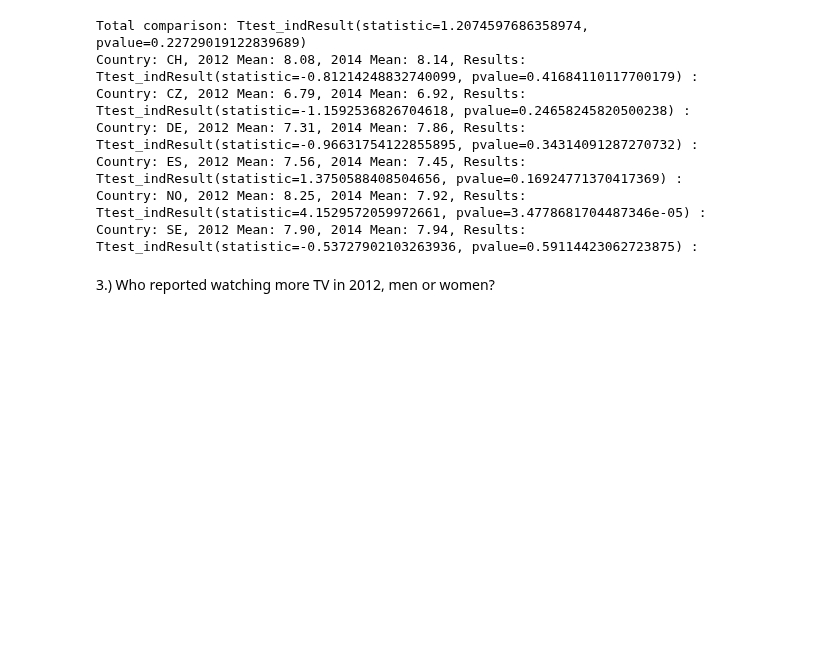
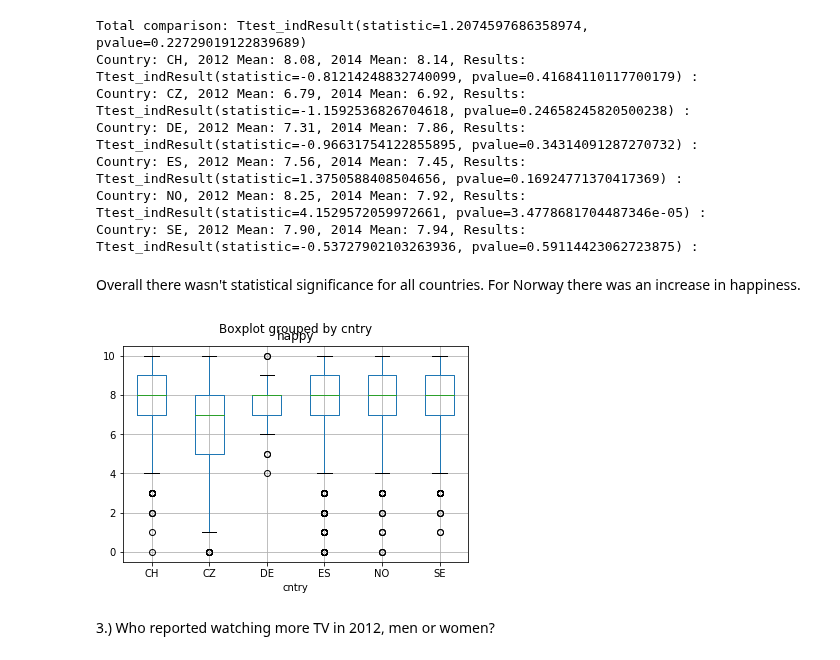
Before and after one commit to zinrion/Thinkful-Projects, a Jupyter notebook: Advanced Experimentation Challenge.ipynb, the cells around one changed output. Cells and saved outputs as stored; diff of their text form; code cells hidden in the pictures; blank space fills up the shorter version.

```diff
--- a/Advanced Experimentation Challenge.ipynb
+++ b/Advanced Experimentation Challenge.ipynb
@@ -110,6 +119,13 @@ Country: DE, 2012 Mean: 7.31, 2014 Mean: 7.86, Results: Ttest_indResult(statisti
 Country: ES, 2012 Mean: 7.56, 2014 Mean: 7.45, Results: Ttest_indResult(statistic=1.3750588408504656, pvalue=0.16924771370417369) :
 Country: NO, 2012 Mean: 8.25, 2014 Mean: 7.92, Results: Ttest_indResult(statistic=4.1529572059972661, pvalue=3.4778681704487346e-05) :
 Country: SE, 2012 Mean: 7.90, 2014 Mean: 7.94, Results: Ttest_indResult(statistic=-0.53727902103263936, pvalue=0.59114423062723875) :
+# %% [markdown]
+Overall there wasn't statistical significance for all countries.  For Norway there was an increase in happiness.
+# %%
+data.boxplot(column='happy', by='cntry')
+plt.show()
+# %% [output]
+[figure, added]
 # %% [markdown]
 3.) Who reported watching more TV in 2012, men or women?
 # %%
```
Also changed, not shown: parts of 13 cells of this notebook.
